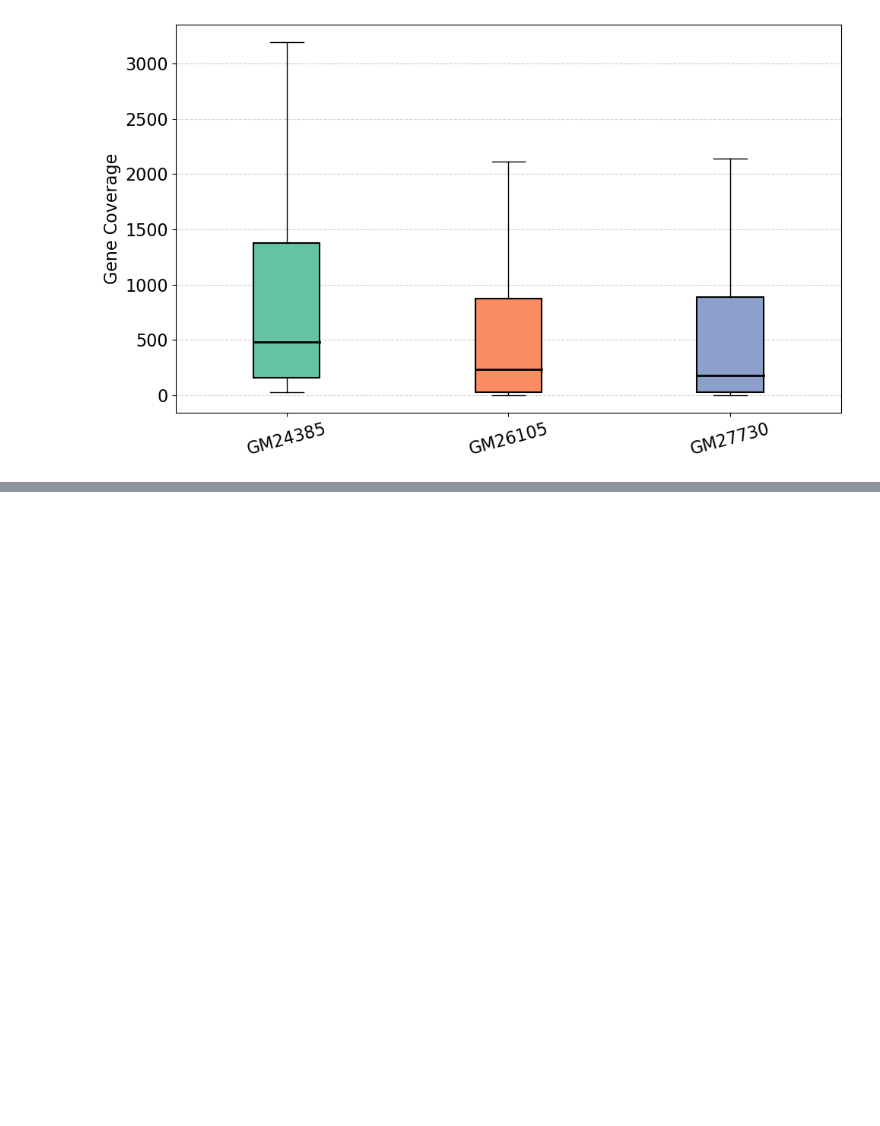
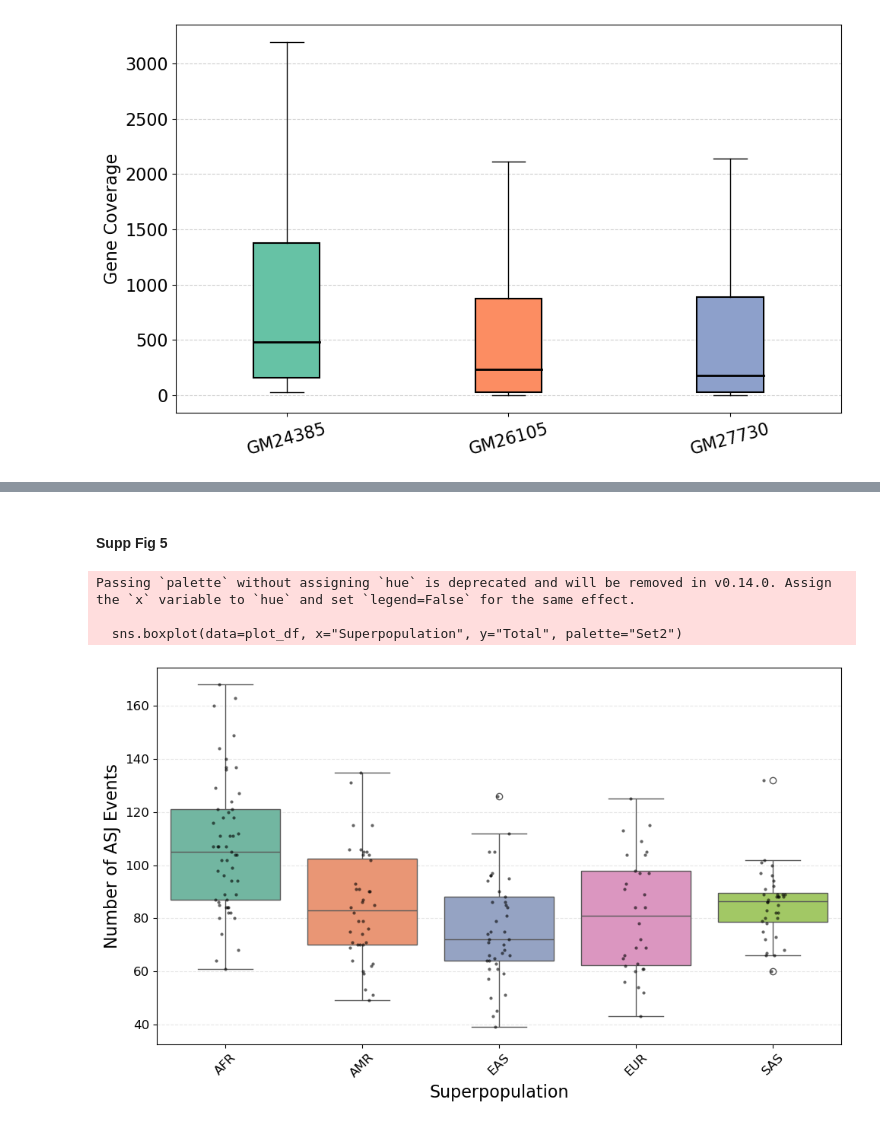
Before and after one commit to huangnengCSU/longcallR_scripts, a Jupyter notebook: manuscript_figures_tables.ipynb, the cells around one changed output, grey strips where cells are left out. Saved outputs shown, nothing was run; the diff lists cells and outputs as text; code cells hidden in the pictures; blank space fills up the shorter version.

```diff
--- a/manuscript_figures_tables.ipynb
+++ b/manuscript_figures_tables.ipynb
@@ -904,0 +1199,34 @@ plt.show()
+# %% [markdown]
+#### Supp Fig 5
+# %%
+import seaborn as sns
+
+# Ensure Superpopulation is in the DataFrame
+if "Superpopulation" not in plot_df.columns:
+    plot_df = plot_df.merge(biosample[["Superpopulation"]], left_on="Sample", right_index=True)
+
+# Create boxplot
+plt.figure(figsize=(10, 6))
+sns.boxplot(data=plot_df, x="Superpopulation", y="Total", palette="Set2")
+
+
+# Optionally overlay actual sample values as dots
+sns.stripplot(data=plot_df, x="Superpopulation", y="Total", color='black', size=3, jitter=True, alpha=0.6)
+
+# Labels and styling
+plt.xlabel("Superpopulation", fontsize=16)
+plt.ylabel("Number of ASJ Events", fontsize=16)
+plt.xticks(rotation=45, fontsize=12)
+plt.yticks(fontsize=12)
+# plt.title("Distribution of ASJ Events by Superpopulation", fontsize=16)
+plt.tight_layout()
+plt.grid(axis='y', linestyle='--', alpha=0.3)
+# plt.savefig("population_asj_box.svg", format="svg")
+plt.savefig("Supp_fig5.svg")
+plt.savefig("Supp_fig5.pdf")
+plt.show()
+# %% [output]
+Passing `palette` without assigning `hue` is deprecated and will be removed in v0.14.0. Assign the `x` variable to `hue` and set `legend=False` for the same effect.
+
+  sns.boxplot(data=plot_df, x="Superpopulation", y="Total", palette="Set2")
+[figure, added]
```
Also changed, not shown: parts of 28 cells of this notebook.
